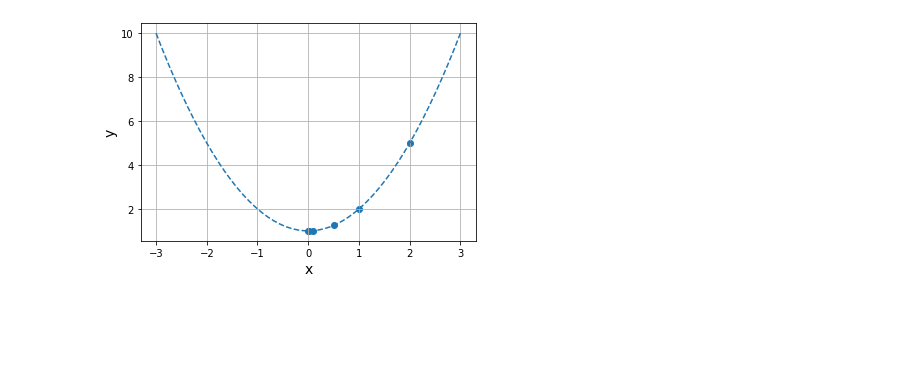
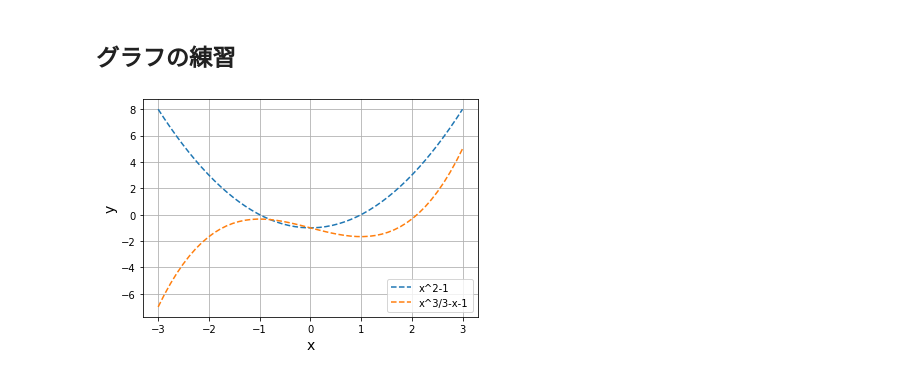
Before and after one commit to kokoichi206/til, a Jupyter notebook: ds/youtube/differentiation.ipynb, the cells around one changed output. Saved outputs shown, nothing was run; the diff lists cells and outputs as text; code cells hidden in the pictures; blank space fills up the shorter version.

```diff
--- a/ds/youtube/differentiation.ipynb
+++ b/ds/youtube/differentiation.ipynb
@@ -1,21 +1,29 @@
+# %% [markdown]
+## グラフの練習
 # %%
 import numpy as np
 import matplotlib.pyplot as plt
 
 # 二次関数を描画する
+## 始点から終点までを等分に分割（デフォルトでは 50 等分）
 x = np.linspace(-3, 3)
 y = x**2 - 1
-plt.plot(x, y, linestyle="dashed") # 点線で描画
+## dashed: 点線で描画
+plt.plot(x, y, linestyle="dashed", label="x^2-1")
 
-# xを0に近づける
-x_lim = np.array([2, 1, 0.5, 0.1, 0.01, 0.001])
-y_lim = x_lim**2 + 1  # y=x^2+1
-plt.scatter(x_lim, y_lim)  # 散布図で表示
+y = x**3 /3 - x -1
+plt.plot(x, y, linestyle="dashed", label="x^3/3-x-1")
 
+
+# グラフの整形
+## 軸にタイトルをつける
 plt.xlabel("x", size=14)
 plt.ylabel("y", size=14)
+## グリッド（縦線と横線）を入れる
 plt.grid()
+## 凡例の表示
+plt.legend()
 
 plt.show()
 # %% [output]
-[figure, old version]
+[figure, new version]
```
Also changed, not shown: parts of 3 cells of this notebook, 3 other files.
